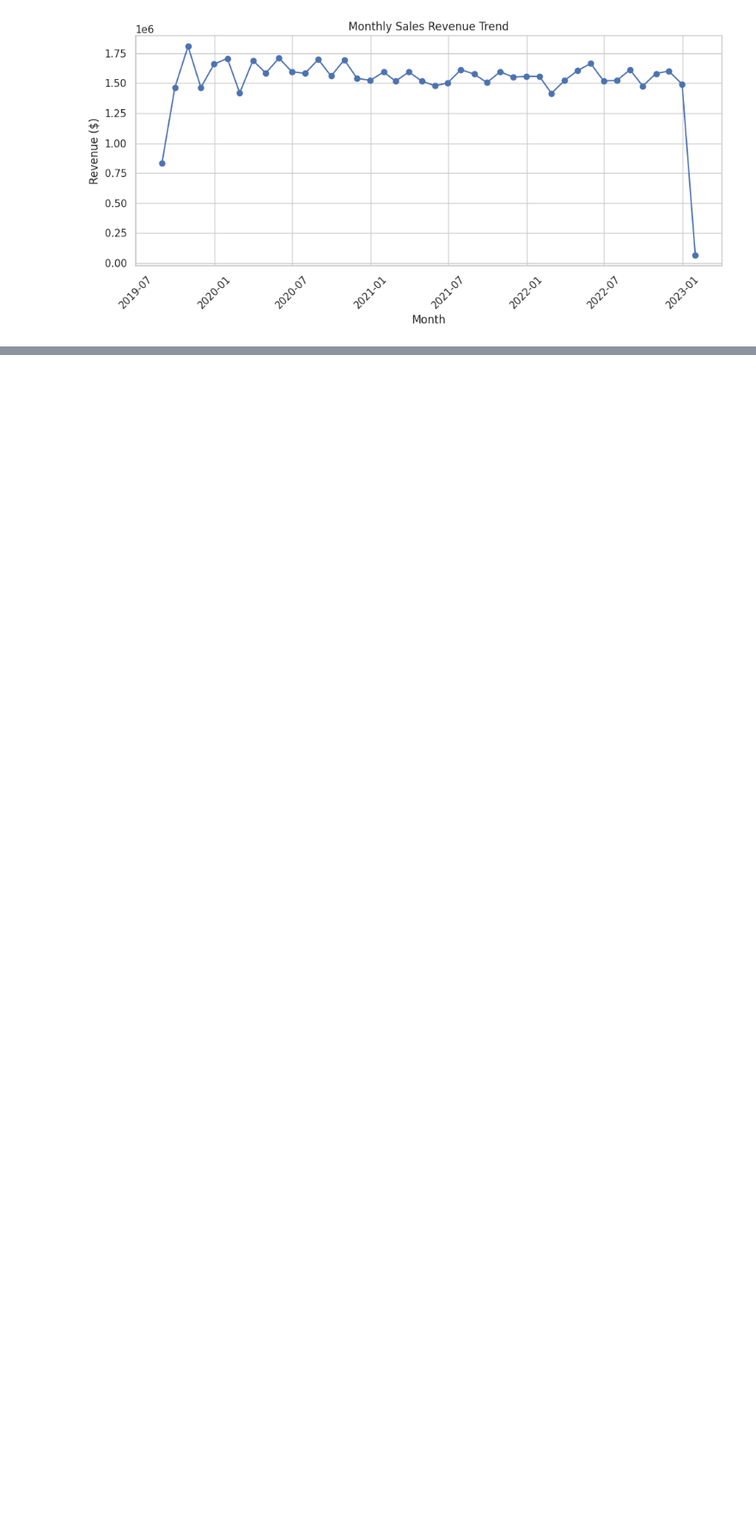
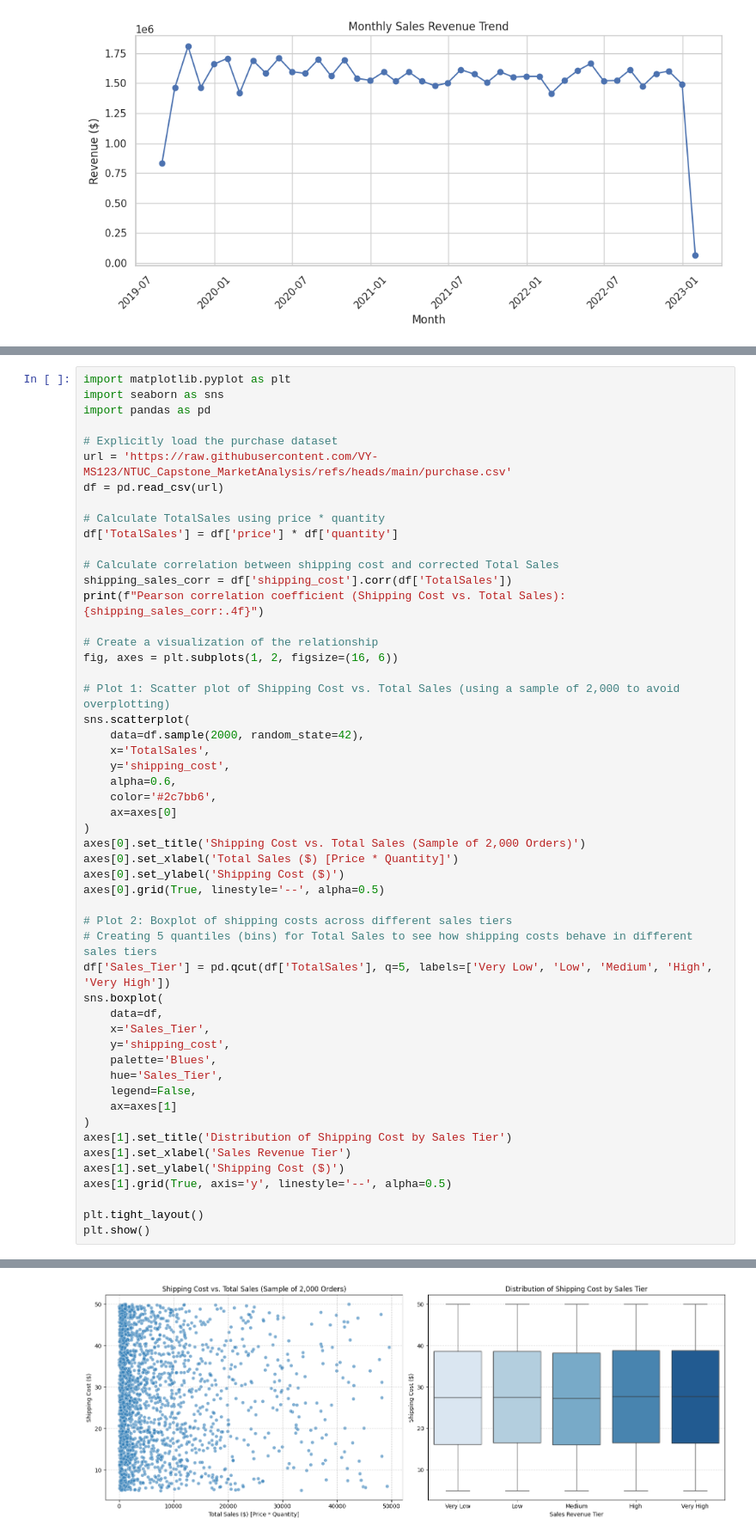
Before and after one commit to VY-MS123/NTUC_Capstone_MarketAnalysis, a Jupyter notebook: Capstone_Market.ipynb, the cells around one changed output, grey strips where cells are left out. Shown at 86% size. Cells and saved outputs as stored; diff of their text form; blank space fills up the shorter version.

```diff
--- a/Capstone_Market.ipynb
+++ b/Capstone_Market.ipynb
@@ -201,0 +183,53 @@ plt.show()
+# %%
+import matplotlib.pyplot as plt
+import seaborn as sns
+import pandas as pd
+
+# Explicitly load the purchase dataset
+url = 'https://raw.githubusercontent.com/VY-MS123/NTUC_Capstone_MarketAnalysis/refs/heads/main/purchase.csv'
+df = pd.read_csv(url)
+
+# Calculate TotalSales using price * quantity
+df['TotalSales'] = df['price'] * df['quantity']
+
+# Calculate correlation between shipping cost and corrected Total Sales
+shipping_sales_corr = df['shipping_cost'].corr(df['TotalSales'])
+print(f"Pearson correlation coefficient (Shipping Cost vs. Total Sales): {shipping_sales_corr:.4f}")
+
+# Create a visualization of the relationship
+fig, axes = plt.subplots(1, 2, figsize=(16, 6))
+
+# Plot 1: Scatter plot of Shipping Cost vs. Total Sales (using a sample of 2,000 to avoid overplotting)
+sns.scatterplot(
+    data=df.sample(2000, random_state=42),
+    x='TotalSales',
+    y='shipping_cost',
+    alpha=0.6,
+    color='#2c7bb6',
+    ax=axes[0]
+)
+axes[0].set_title('Shipping Cost vs. Total Sales (Sample of 2,000 Orders)')
+axes[0].set_xlabel('Total Sales ($) [Price * Quantity]')
+axes[0].set_ylabel('Shipping Cost ($)')
+axes[0].grid(True, linestyle='--', alpha=0.5)
+
+# Plot 2: Boxplot of shipping costs across different sales tiers
+# Creating 5 quantiles (bins) for Total Sales to see how shipping costs behave in different sales tiers
+df['Sales_Tier'] = pd.qcut(df['TotalSales'], q=5, labels=['Very Low', 'Low', 'Medium', 'High', 'Very High'])
+sns.boxplot(
+    data=df,
+    x='Sales_Tier',
+    y='shipping_cost',
+    palette='Blues',
+    hue='Sales_Tier',
+    legend=False,
+    ax=axes[1]
+)
+axes[1].set_title('Distribution of Shipping Cost by Sales Tier')
+axes[1].set_xlabel('Sales Revenue Tier')
+axes[1].set_ylabel('Shipping Cost ($)')
+axes[1].grid(True, axis='y', linestyle='--', alpha=0.5)
+
+plt.tight_layout()
+plt.show()
+# %% [output]
@@ -201,0 +237 @@ plt.show()
+[figure, added]
```
Also changed, not shown: parts of 8 cells of this notebook.
